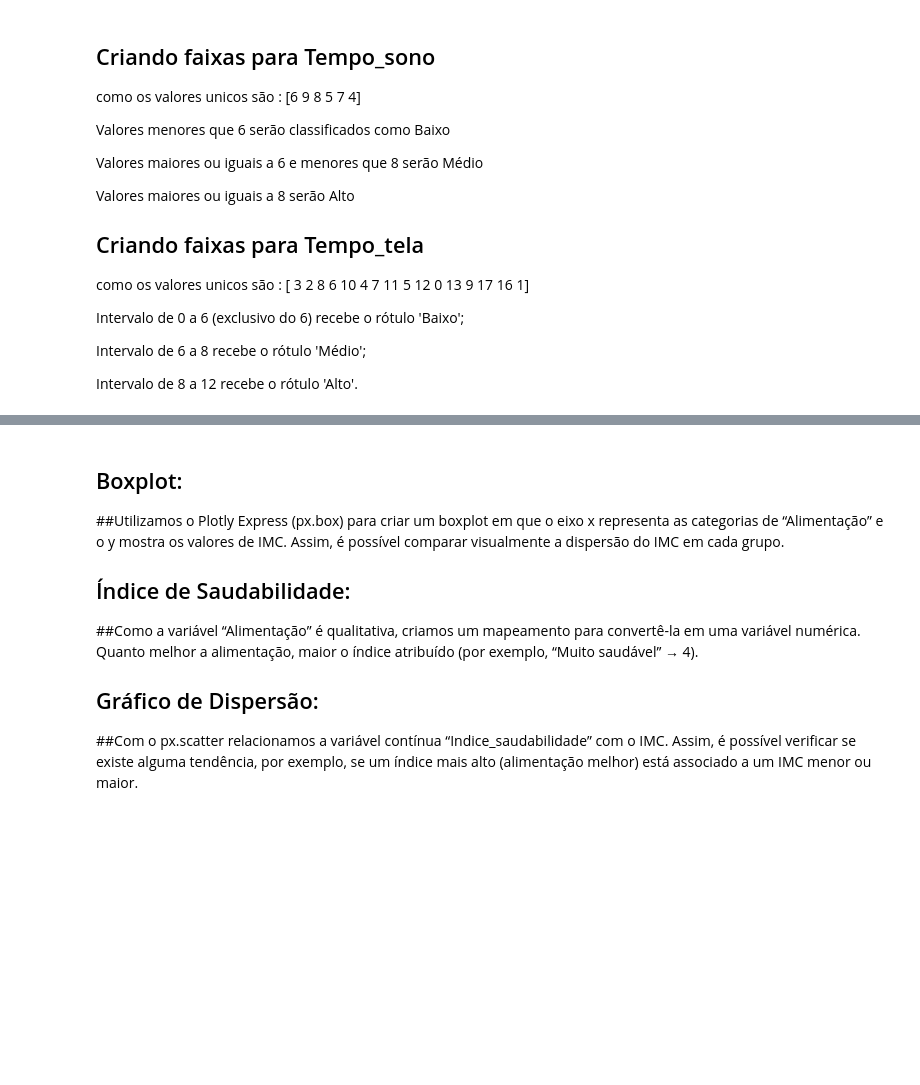
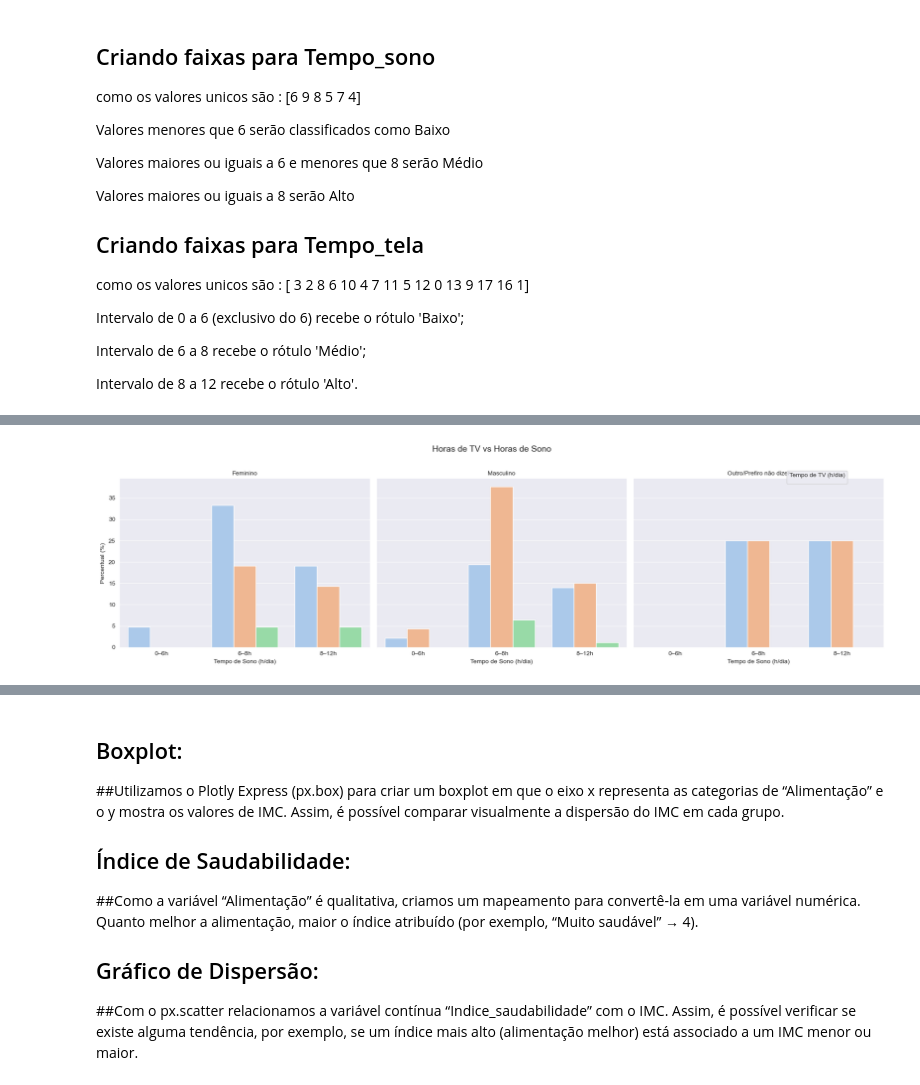
Before and after one commit to atiladvusp/MAE0121-Trabalho_1, a Jupyter notebook: src/trabalho_1_estat/parte_B_leandro.ipynb, the cells around one changed output, grey strips where cells are left out. Saved outputs shown, nothing was run; the diff lists cells and outputs as text; code cells hidden in the pictures; blank space fills up the shorter version.

```diff
--- a/src/trabalho_1_estat/parte_B_leandro.ipynb
+++ b/src/trabalho_1_estat/parte_B_leandro.ipynb
@@ -729,0 +775,58 @@ The default of observed=False is deprecated and will be changed to True in a fut
+# %%
+# 1) ordens originais
+order_sono = ['Baixo','Médio','Alto']
+order_tela = ['Baixo','Médio','Alto']
+
+# 2) labels “humanas”
+labels_sono_h = ['0–6h','6–8h','8–12h']
+labels_tela_h = ['0–6h','6–12h','12–18h']
+
+# 3) copia e garante categorias ordenadas
+df = dados.copy()
+df['faixa_sono'] = pd.Categorical(df['faixa_sono'], categories=order_sono, ordered=True)
+df['faixa_tela'] = pd.Categorical(df['faixa_tela'], categories=order_tela, ordered=True)
+
+# 4) agrupa e calcula contagens (observed=False para suprimir warning)
+grp = (
+    df
+    .groupby(['Sexo','faixa_sono','faixa_tela'], observed=False)
+    .size()
+    .reset_index(name='Count')
+)
+
+# 5) converte em percentuais por sexo usando transform
+grp['Percentual'] = grp.groupby('Sexo')['Count'] \
+                      .transform(lambda x: 100 * x / x.sum())
+
+# 6) mapeia para labels de horas
+map_sono = dict(zip(order_sono, labels_sono_h))
+map_tela = dict(zip(order_tela, labels_tela_h))
+grp['Sono_h'] = grp['faixa_sono'].map(map_sono)
+grp['TV_h']   = grp['faixa_tela'].map(map_tela)
+
+# 7) plota catplot por Sexo
+g = sns.catplot(
+    data=grp,
+    x='Sono_h', y='Percentual',
+    hue='TV_h', col='Sexo',
+    kind='bar',
+    palette='pastel',
+    order=labels_sono_h,
+    hue_order=labels_tela_h,
+    height=5, aspect=1.2,
+    legend=False
+)
+
+# 8) legend e labels
+g.set_axis_labels("Tempo de Sono (h/dia)", "Percentual (%)")
+g.set_titles("{col_name}")
+g.fig.suptitle("Horas de TV vs Horas de Sono", y=1.02, fontsize=14)
+
+handles, labels = g.axes[0][0].get_legend_handles_labels()
+g.fig.legend(handles, labels, title='Tempo de TV (h/dia)',
+             loc='upper right', bbox_to_anchor=(0.95, 0.92))
+
+plt.tight_layout()
+plt.show()
+# %% [output]
+[figure, added]
```
Also changed, not shown: parts of 42 cells of this notebook.
